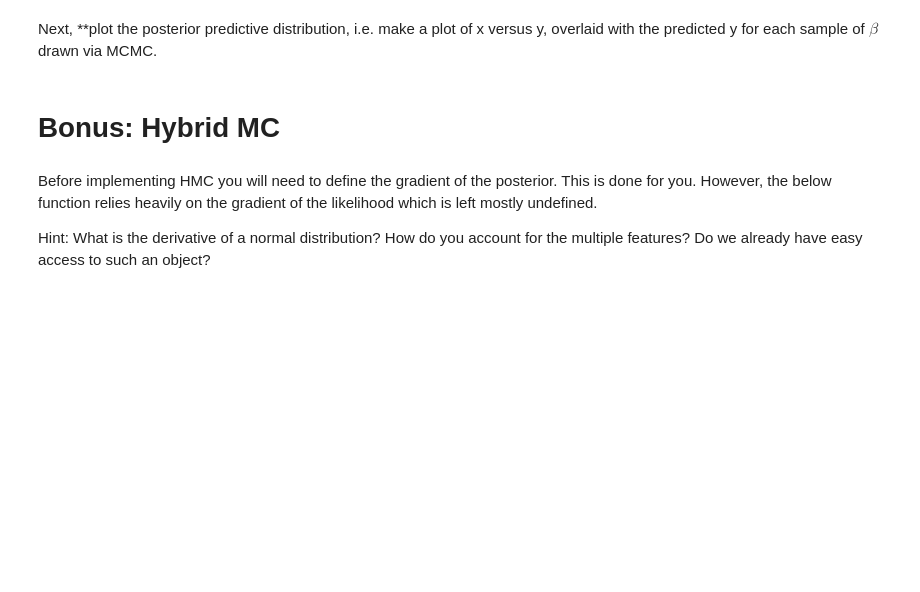
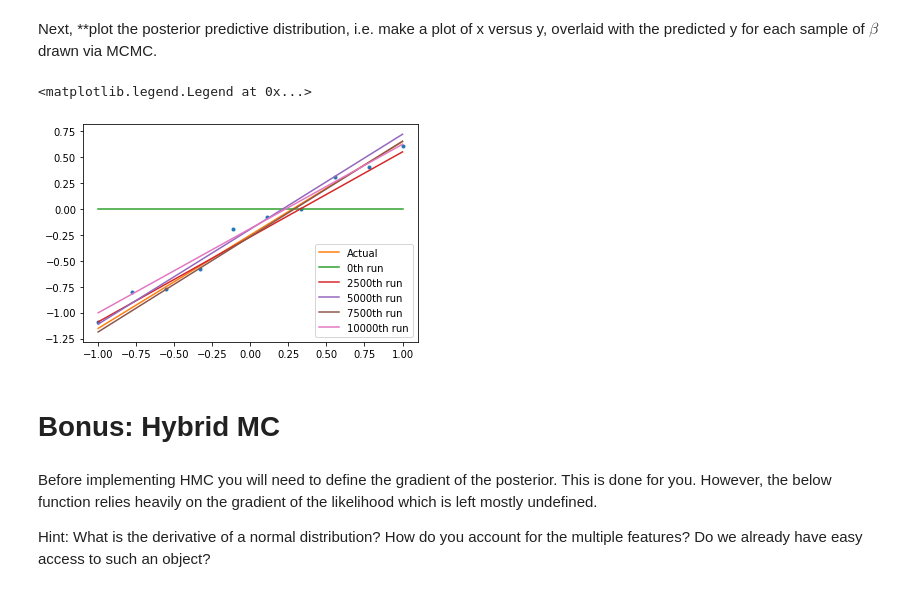
Before and after one commit to UMT-CSCI-591-Deep-Learning-2022/Week_14_MCMC, a Jupyter notebook: BayesianLinearRegression.ipynb, the cells around one changed output. Drawn from its saved outputs; the diff is of its cells as text; code cells hidden in the pictures; blank space fills up the shorter version.

```diff
--- a/BayesianLinearRegression.ipynb
+++ b/BayesianLinearRegression.ipynb
@@ -193,11 +257,16 @@ Next, **plot the posterior predictive distribution, i.e. make a plot of x versus
 # %%
 plt.plot(x,y,'.')
 
 plt.plot(x,coeff_plot(act_coeffs,x),label='Actual')
 
-# for beta in samples, plot the regression line
+for idx,coeff in enumerate(betas):
+    if idx % 2500 == 0:
+        plt.plot(x,coeff_plot(coeff,x), label = f'{idx}th run')
 
 plt.legend()
+# %% [output]
+<matplotlib.legend.Legend at 0x...>
+[figure, added]
 # %% [markdown]
 # Bonus: Hybrid MC
 # %% [markdown]
```
Also changed, not shown: parts of 11 cells of this notebook.
